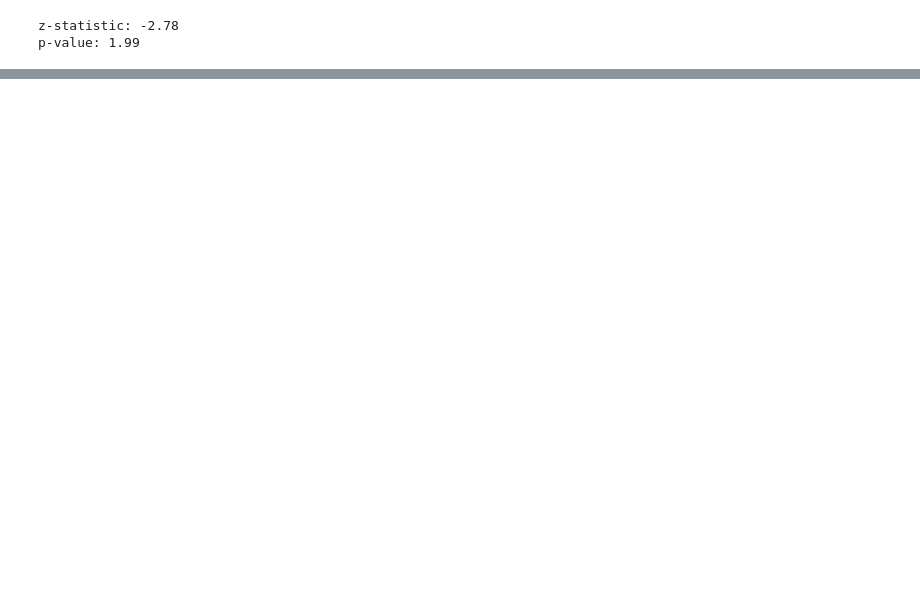
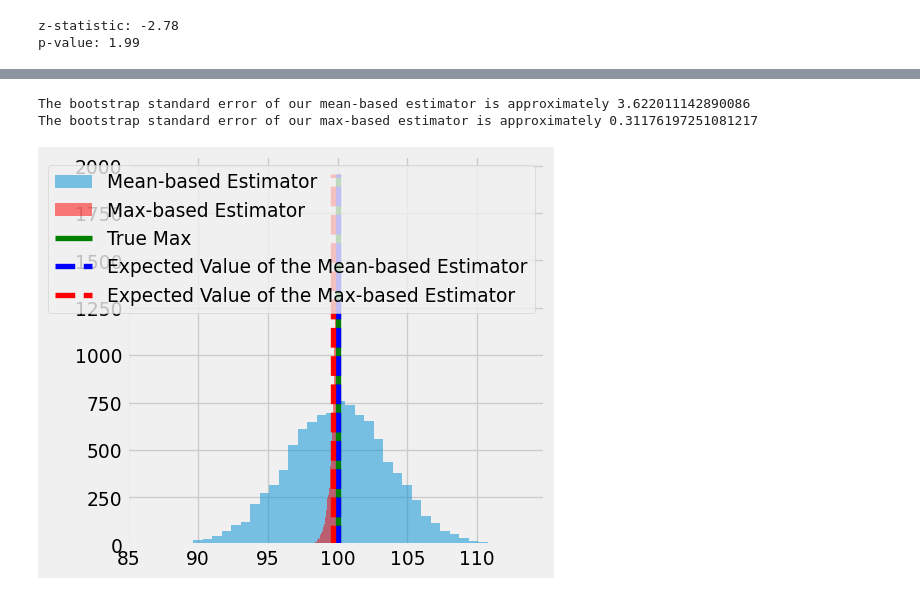
Before and after one commit to ubcecon/ECON526, a Jupyter notebook: lectures/lectures/uncertainty_bias_variance.ipynb, the cells around one changed output, grey strips where cells are left out. Saved outputs shown, nothing was run; the diff lists cells and outputs as text; code cells hidden in the pictures; blank space fills up the shorter version.

```diff
--- a/lectures/lectures/uncertainty_bias_variance.ipynb
+++ b/lectures/lectures/uncertainty_bias_variance.ipynb
@@ -663,0 +695,18 @@ p-value: 1.99
+# %%
+plt.figure(figsize=(5,5))
+experiment = run_experiment_unif(ub=100)
+resample = lambda sample_size: np.random.choice(run_experiment_unif(), size=sample_size, replace=True)
+mean_estimates = np.array([2*resample(500).mean() for _ in range(10000)])
+max_estimates = np.array([resample(500).max() for _ in range(10000)])
+freq, bins, img = plt.hist(mean_estimates, bins=40, label="Mean-based Estimator", alpha=0.5)
+freq2,bins2,img2 = plt.hist(max_estimates, bins=40, label="Max-based Estimator", color="red", alpha=0.5)
+plt.vlines(100, ymin=0, ymax=freq2.max(), label="True Max", color="green")
+plt.vlines(np.mean(mean_estimates), ymin=0, ymax=freq2.max(), linestyles="dashed", label="Expected Value of the Mean-based Estimator", color="blue")
+plt.vlines(np.mean(max_estimates), ymin=0, ymax=freq2.max(), linestyles="dashed", label="Expected Value of the Max-based Estimator", color="red")
+plt.legend();
+print("The bootstrap standard error of our mean-based estimator is approximately", np.std(mean_estimates))
+print("The bootstrap standard error of our max-based estimator is approximately", np.std(max_estimates))
+# %% [output]
+The bootstrap standard error of our mean-based estimator is approximately 3.622011142890086
+The bootstrap standard error of our max-based estimator is approximately 0.31176197251081217
+[figure, added]
```
Also changed, not shown: parts of 14 cells of this notebook, 42 other files.
